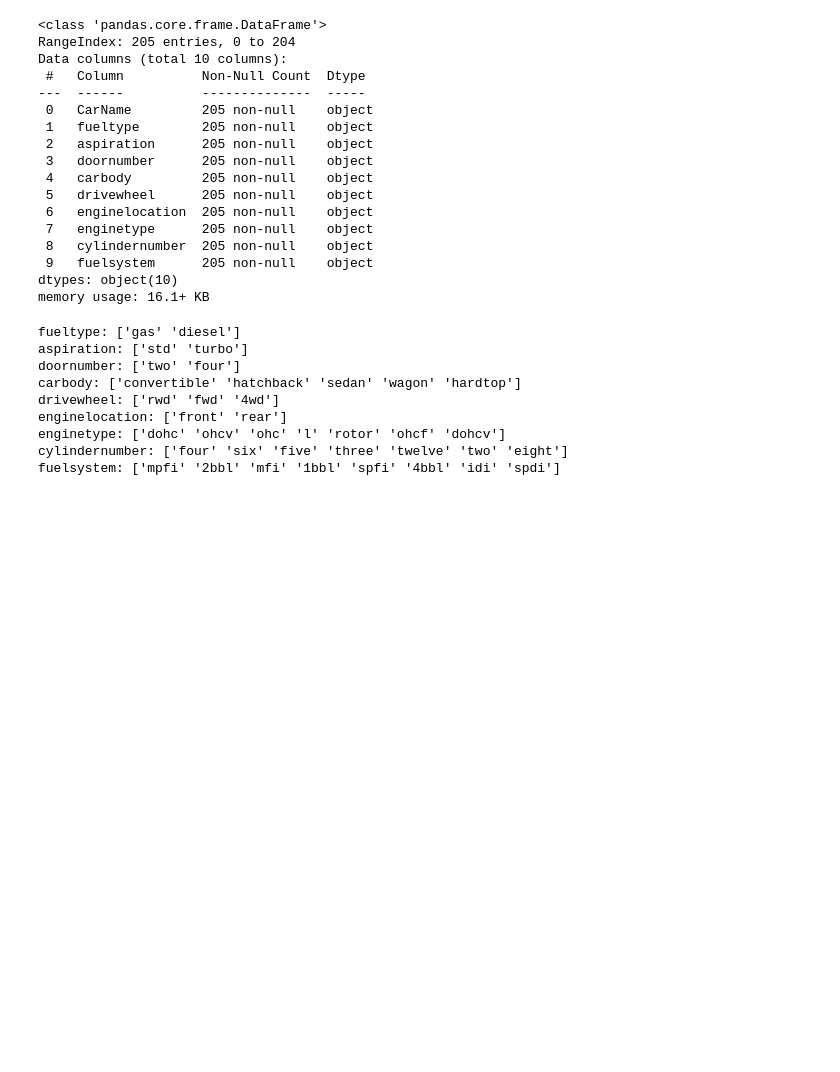
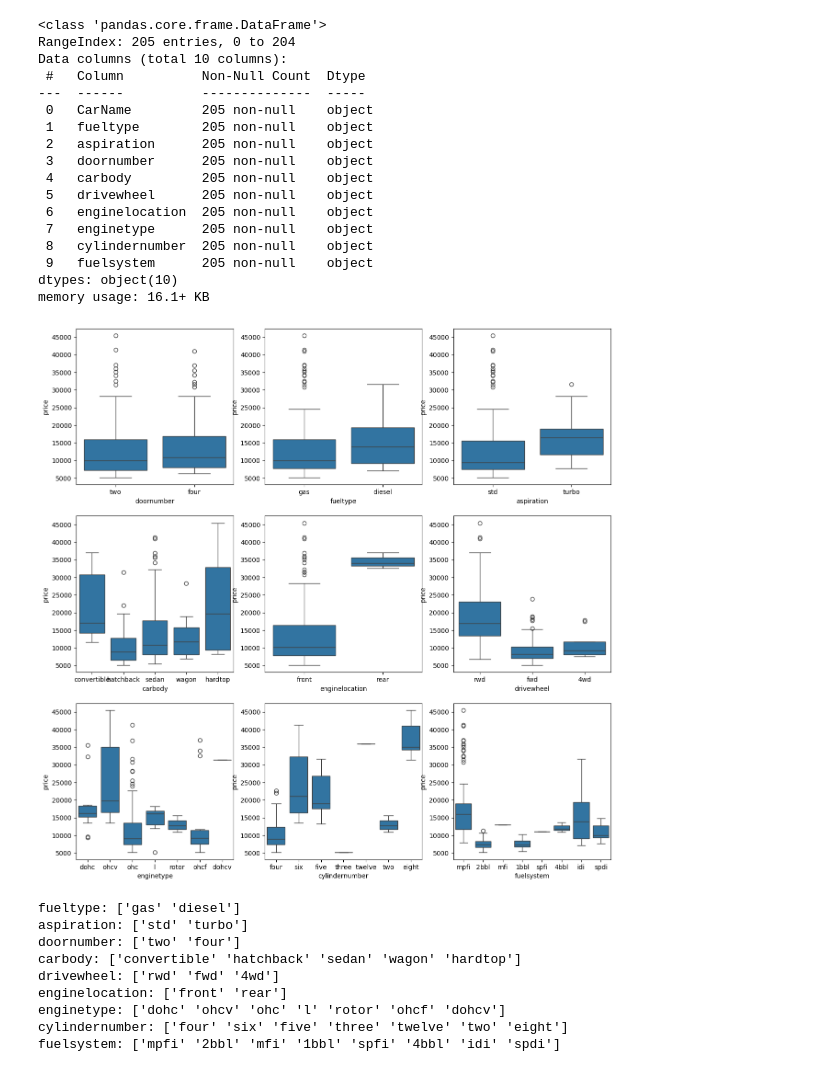
Before and after one commit to korneevec/TMS_DS, a Jupyter notebook: Lesson_13/Homework_cars.ipynb, the cells around one changed output. Saved outputs shown, nothing was run; the diff lists cells and outputs as text; code cells hidden in the pictures; blank space fills up the shorter version.

```diff
--- a/Lesson_13/Homework_cars.ipynb
+++ b/Lesson_13/Homework_cars.ipynb
@@ -208,6 +208,17 @@ Data columns (total 10 columns):
  9   fuelsystem      205 non-null    object
 dtypes: object(10)
 memory usage: 16.1+ KB
+# %%
+plt.figure(figsize=(15, 15))
+columns=['doornumber','fueltype','aspiration','carbody','enginelocation','drivewheel','enginetype','cylindernumber','fuelsystem']
+i=0
+for col in columns:
+    i=i+1
+    plt.subplot(3,3,i)
+    sns.boxplot(x = col, y = 'price', data = train_df)
+plt.show()
+# %% [output]
+[figure, added]
 # %%
 print(f"fueltype: {train_df['fueltype'].unique()}")
 print(f"aspiration: {train_df['aspiration'].unique()}")
```
Also changed, not shown: parts of 1 cell of this notebook.
